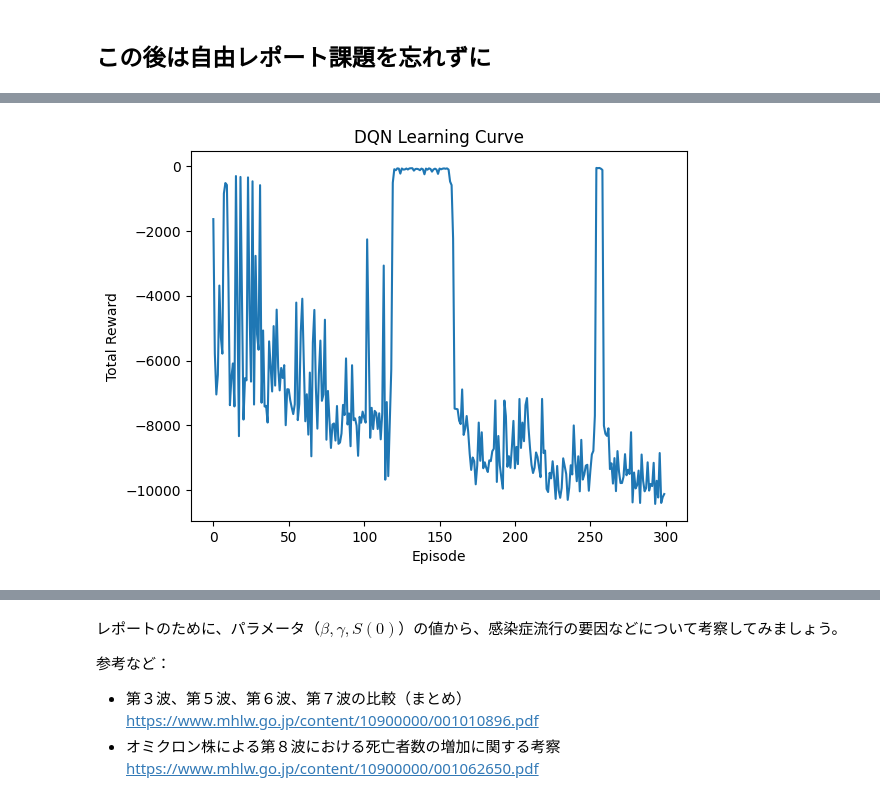
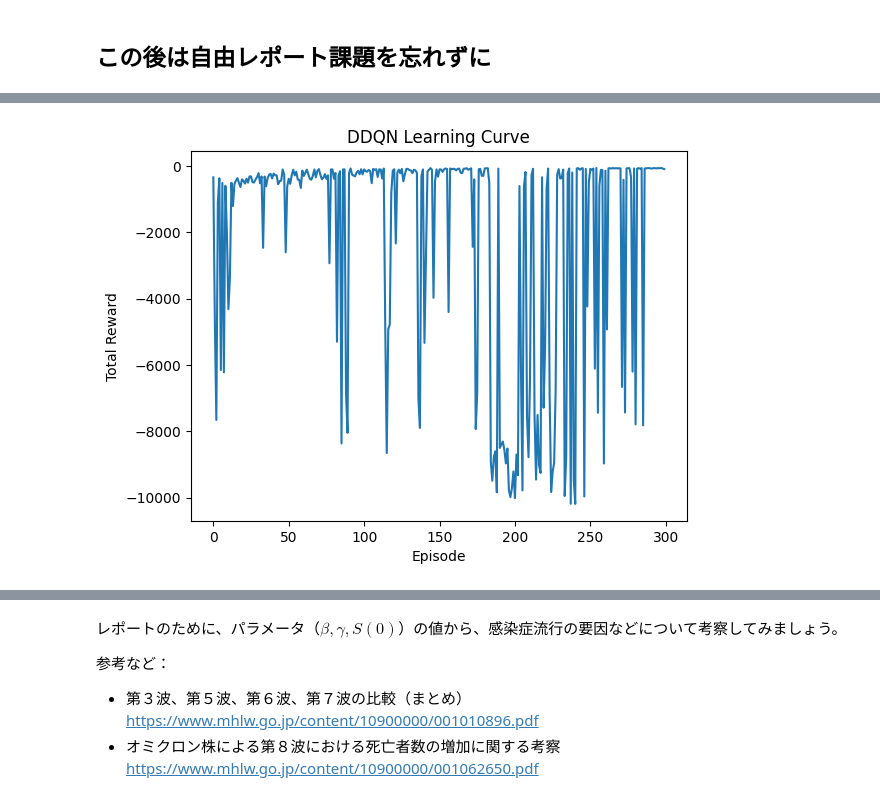
Before and after one commit to jellYTM/SIR-model-and-policy-agent, a Jupyter notebook: sir.ipynb, the cells around one changed output, grey strips where cells are left out. Drawn from its saved outputs; the diff is of its cells as text; code cells hidden in the pictures.

Commit message:
WIP: second dqn learning| agent hacks reward use vaccine every time

```diff
--- a/sir.ipynb
+++ b/sir.ipynb
@@ -440,7 +440,7 @@ from collections import deque
 import matplotlib.pyplot as plt
 
 # ==========================================
-# 1. ハイパーパラメータの一括設定（ここをいじる！）
+# 1. ハイパーパラメータの一括設定
 # ==========================================
 CONFIG = {
     # --- 1. 報酬関数の重み（AIの価値観） ---
@@ -455,19 +455,19 @@ CONFIG = {
     'Max_steps': 120,        # 1エピソードの日数（4ヶ月）
 
     # --- 3. SIRモデルの動態係数 ---
-    'Base_beta': opt_beta,   # 初期の感染伝播率
-    'Base_gamma': opt_gamma,       # 初期の隔離・回復率
+    'Base_beta': opt_beta,   # 初期の感染伝播率（元の変数に戻しました）
+    'Base_gamma': opt_gamma, # 初期の隔離・回復率（元の変数に戻しました）
     'Mitsu_buff': 1.5,       # 密コマンド発動中のgamma倍率
     'Vaccine_debuff': 0.95,  # ワクチン1回あたりのbeta減少倍率（5%減）
 
     # --- 4. 強化学習 (DQN) のハイパーパラメータ ---
     'gamma': 0.99,           # 割引率（将来の報酬をどれくらい重視するか）
-    'lr': 0.001,             # 学習率（ニューラルネットワークの更新幅）
+    'lr': 0.0005,            # ★修正: 学習率を少し下げて安定化
     'epsilon_start': 1.0,    # 探索率の初期値（最初は100%ランダムに動く）
     'epsilon_min': 0.01,     # 探索率の最小値
     'epsilon_decay': 0.995,  # 1エピソードごとの探索率の減衰ペース
-    'batch_size': 32,        # 1回の学習で使う過去の経験の数
-    'memory_size': 2000,     # 過去の経験を保存しておくバッファの大きさ
+    'batch_size': 64,        # ★修正: バッチサイズを大きくして勾配を安定化
+    'memory_size': 20000,    # ★修正: 記憶容量を大幅に増加（破局的忘却対策）
     'episodes': 300          # 何回パンデミックを繰り返して学習させるか
 }
 
@@ -484,7 +484,7 @@ class SIR_Environment:
     def reset(self):
         # 毎エピソードの初期化
         self.S = 60000.0
-        self.I = data_target['Aichi'].iloc[0]
+        self.I = data_target['Aichi'].iloc[0] # 元の変数に戻しました
         self.R = 0.0
         self.current_beta = self.cfg['Base_beta']
         self.is_mitsu_active = 0.0
@@ -537,7 +537,7 @@ class SIR_Environment:
         return self._get_state(), reward, done
 
 # ==========================================
-# 3. DQNエージェントの定義 (TensorFlow 2.x)
+# 3. DQNエージェントの定義 (Double DQN対応版)
 # ==========================================
 class DQNAgent:
     def __init__(self, state_size, action_size, config):
@@ -545,7 +545,7 @@ class DQNAgent:
         self.action_size = action_size
         self.cfg = config
 
-        # 経験再生用バッファ（過去のプレイ記録を記憶）
+        # 経験再生用バッファ
         self.memory = deque(maxlen=self.cfg['memory_size'])
         self.epsilon = self.cfg['epsilon_start']
 
@@ -555,37 +555,30 @@ class DQNAgent:
         self.update_target_model()
 
     def _build_model(self):
-        # 状態を入力し、3つの行動それぞれのQ値（予測される将来の報酬合計）を出力するモデル
         model = models.Sequential([
-            layers.Dense(24, input_dim=self.state_size, activation='relu'),
-            layers.Dense(24, activation='relu'),
+            layers.Dense(32, input_dim=self.state_size, activation='relu'),
+            layers.Dense(32, activation='relu'),
             layers.Dense(self.action_size, activation='linear')
         ])
         model.compile(loss='mse', optimizer=optimizers.Adam(learning_rate=self.cfg['lr']))
         return model
 
     def update_target_model(self):
-        # 安定した学習のために、目標値計算用のネットワークを定期的に更新
         self.target_model.set_weights(self.model.get_weights())
 
     def remember(self, state, action, reward, next_state, done):
-        # 経験を記憶
         self.memory.append((state, action, reward, next_state, done))
 
     def act(self, state):
-        # epsilon-greedy法（ランダム探索か、今の知識でベストな行動かを選ぶ）
         if np.random.rand() <= self.epsilon:
             return random.randrange(self.action_size)
-
         q_values = self.model.predict(state, verbose=0)
         return np.argmax(q_values[0])
 
     def replay(self):
-        # バッファに十分な経験がなければ学習しない
         if len(self.memory) < self.cfg['batch_size']:
             return
 
-        # 過去の経験からランダムにバッチを取り出して学習 (経験再生)
         minibatch = random.sample(self.memory, self.cfg['batch_size'])
 
         states = np.vstack([x[0] for x in minibatch])
@@ -596,22 +589,21 @@ class DQNAgent:
 
         # 現在のQ値予測
         target = self.model.predict(states, verbose=0)
-        # 次の状態のQ値予測（ターゲットネットワークを使用）
+
+        # ★修正: Double DQN (DDQN) の実装
+        # メインモデルで「次の状態における最適な行動」を選択する
+        next_action_batch = np.argmax(self.model.predict(next_states, verbose=0), axis=1)
+        # ターゲットモデルで「選択された行動のQ値」を評価する
         target_next = self.target_model.predict(next_states, verbose=0)
 
         for i in range(self.cfg['batch_size']):
             if dones[i]:
                 target[i][actions[i]] = rewards[i]
             else:
-                # ベルマン方程式によるQ値の更新
-                target[i][actions[i]] = rewards[i] + self.cfg['gamma'] * np.amax(target_next[i])
+                # ターゲットモデルが算出した価値のうち、メインモデルが選んだ行動の価値を使う
+                target[i][actions[i]] = rewards[i] + self.cfg['gamma'] * target_next[i][next_action_batch[i]]
 
-        # モデルの訓練
         self.model.fit(states, target, epochs=1, verbose=0)
-
-        # 探索率の減衰（だんだん賢くなるのでランダム行動を減らす）
-        if self.epsilon > self.cfg['epsilon_min']:
-            self.epsilon *= self.cfg['epsilon_decay']
 
 
 # ==========================================
@@ -644,6 +636,9 @@ if __name__ == "__main__":
             state = next_state
             total_reward += reward
 
+            # ★修正: 毎ステップ学習を行う
+            agent.replay()
+
             if done:
                 # 定期的にターゲットネットワークを更新
                 agent.update_target_model()
@@ -651,14 +646,15 @@ if __name__ == "__main__":
                 score_history.append(total_reward)
                 break
 
-        # 1エピソード終わるごとにバッチ学習
-        agent.replay()
+        # ★修正: 探索率の減衰はエピソード終了時に1回だけ行う
+        if agent.epsilon > CONFIG['epsilon_min']:
+            agent.epsilon *= CONFIG['epsilon_decay']
 
     print("学習完了！")
 
     # 学習曲線のプロット
     plt.plot(score_history)
-    plt.title('DQN Learning Curve')
+    plt.title('DDQN Learning Curve')
     plt.ylabel('Total Reward')
     plt.xlabel('Episode')
     plt.show()
@@ -682,2 +678,2 @@ Episode: 300/300, Score: -10118.0, Epsilon: 0.223
 学習完了！
-[figure, old version]
+[figure, new version]
```
Also changed, not shown: parts of 2 cells of this notebook.
